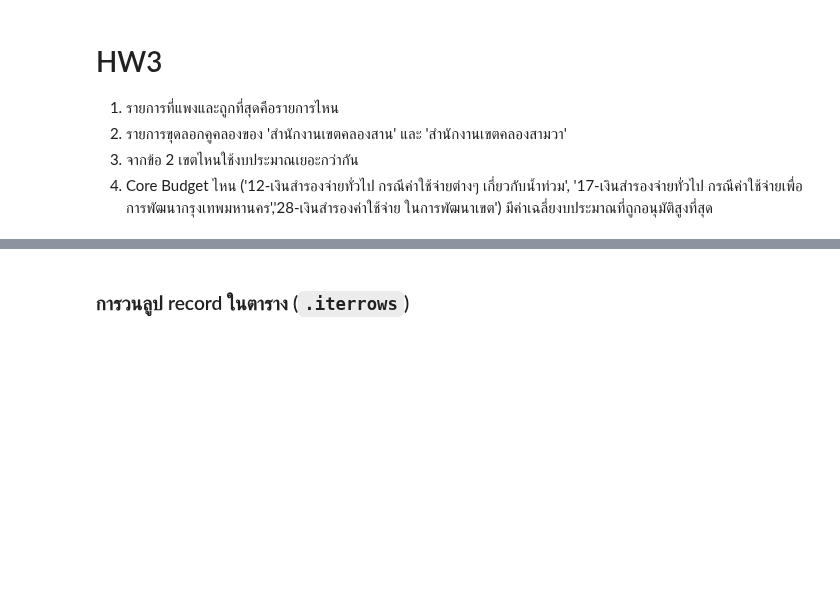
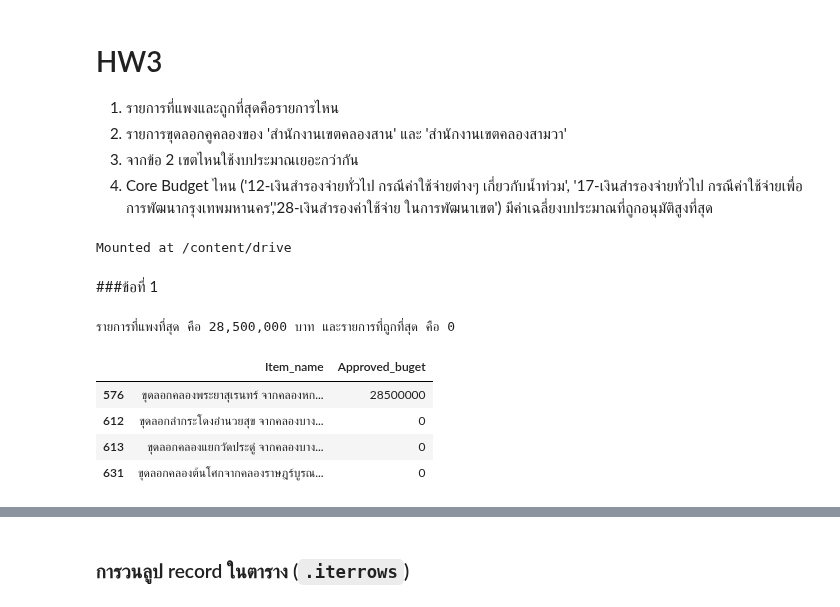
Before and after one commit to 643020514-7/python_dateviz2023, a Jupyter notebook: Pandas101.ipynb, the cells around one changed output, grey strips where cells are left out. Drawn from its saved outputs; the diff is of its cells as text; code cells hidden in the pictures; blank space fills up the shorter version.

```diff
--- a/Pandas101.ipynb
+++ b/Pandas101.ipynb
@@ -452,0 +455,5 @@ data1['Department'])
+# %%
+from google.colab import drive
+drive.mount('/content/drive')  # mount =  เชื่อมไดร์ฟ
+# %% [output]
+Mounted at /content/drive
@@ -452,0 +462,17 @@ data1['Department'])
+# %% [markdown]
+###ข้อที่ 1
+# %%
+Max = data_p[['Approved_buget']].max()
+Min = data_p[['Approved_buget']].min()
+
+data_pp = data_p[(data_p['Approved_buget'] == data_p['Approved_buget'].max())| (data_p['Approved_buget'] == data_p['Approved_buget'].min())][['Item_name','Approved_buget']]
+
+print(f'รายการที่แพงที่สุด คือ {int(Max):,} บาท ' f'และรายการที่ถูกที่สุด คือ {int(Min):,}')
+data_pp
+# %% [output]
+รายการที่แพงที่สุด คือ 28,500,000 บาท และรายการที่ถูกที่สุด คือ 0
+|  | Item_name | Approved_buget |
+| 576 | ขุดลอกคลองพระยาสุเรนทร์ จากคลองหก... | 28500000 |
+| 612 | ขุดลอกลำกระโดงอำนวยสุข จากคลองบาง... | 0 |
+| 613 | ขุดลอกคลองแยกวัดประดู่ จากคลองบาง... | 0 |
+| 631 | ขุดลอกคลองต้นโศกจากคลองราษฎร์บูรณ... | 0 |
```
Also changed, not shown: parts of 10 cells of this notebook.
